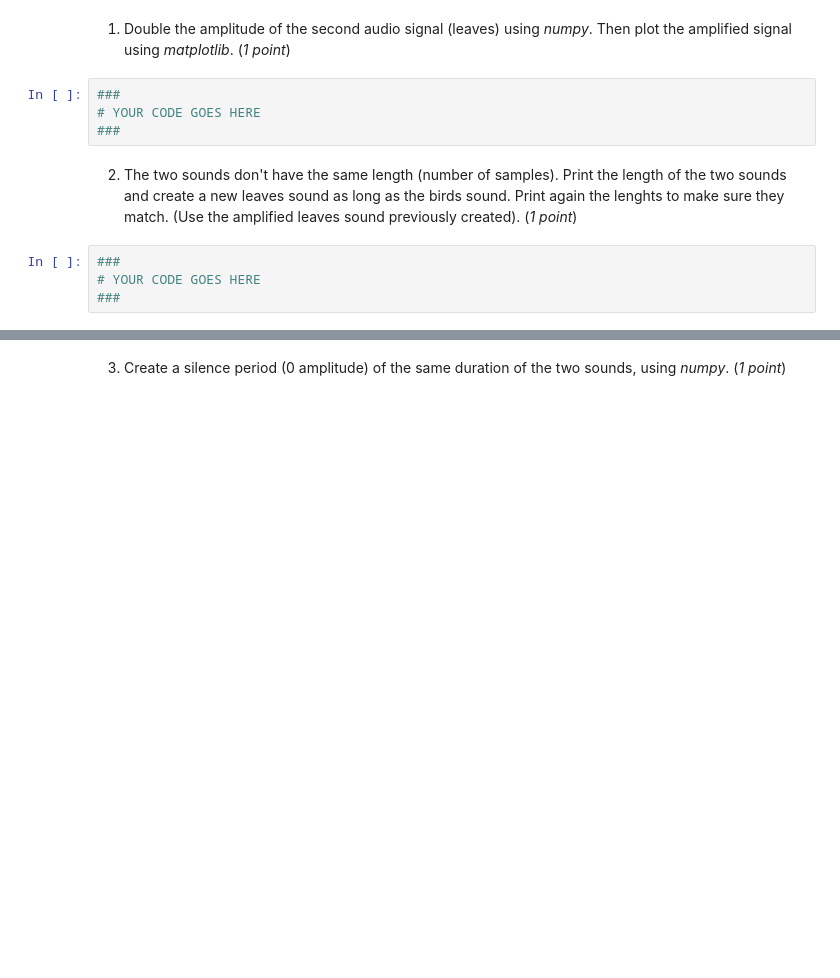
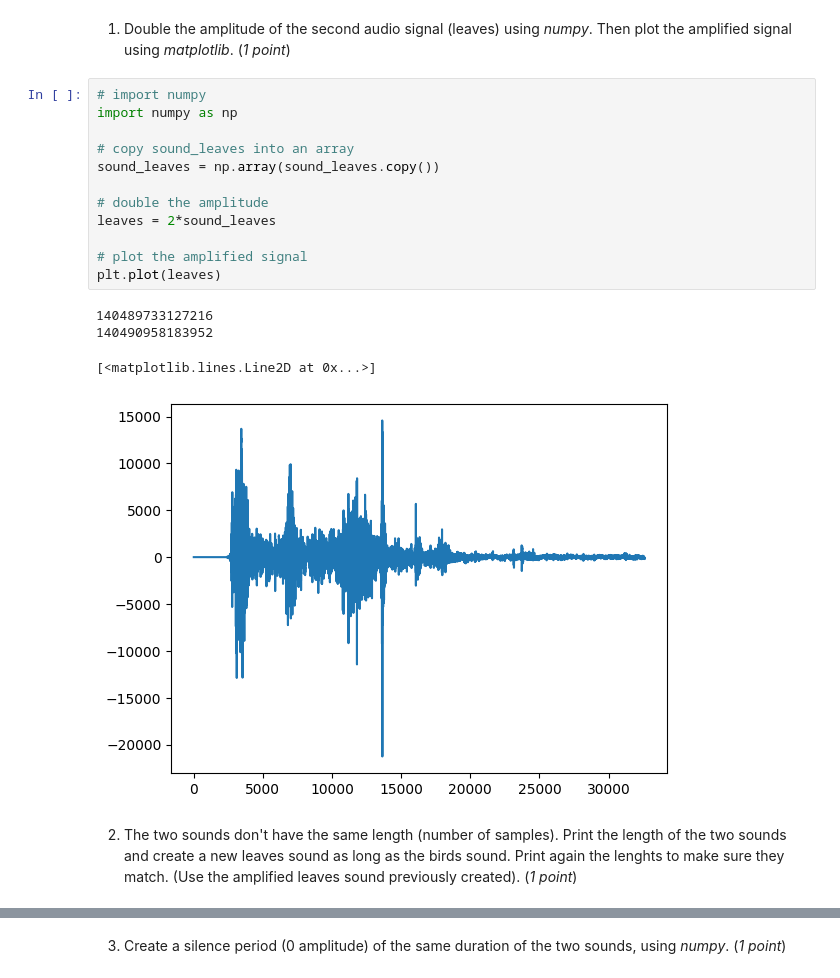
Before and after one commit to Wii42/data_science_ex, a Jupyter notebook: ex_2/W2_Assignment.ipynb, the cells around one changed output, grey strips where cells are left out. Drawn from its saved outputs; the diff is of its cells as text; blank space fills up the shorter version.

```diff
--- a/ex_2/W2_Assignment.ipynb
+++ b/ex_2/W2_Assignment.ipynb
@@ -51,13 +51,22 @@ time.sleep(1)
 [figure]
 # %% [markdown]
 1. Double the amplitude of the second audio signal (leaves) using *numpy*. Then plot the amplified signal using *matplotlib*. (*1 point*)
-# %%
-###
-# YOUR CODE GOES HERE
-###
+# %%
+# import numpy
+import numpy as np
+
+# copy sound_leaves into an array
+sound_leaves = np.array(sound_leaves.copy())
+
+# double the amplitude
+leaves = 2*sound_leaves
+
+# plot the amplified signal
+plt.plot(leaves)
+# %% [output]
+140489733127216
+140490958183952
+[<matplotlib.lines.Line2D at 0x...>]
+[figure, added]
 # %% [markdown]
 2. The two sounds don't have the same length (number of samples). Print the length of the two sounds and create a new leaves sound as long as the birds sound. Print again the lenghts to make sure they match. (Use the amplified leaves sound previously created). (*1 point*)
-# %%
-###
-# YOUR CODE GOES HERE
-###
```
Also changed, not shown: parts of 17 cells of this notebook, 2 other files.
